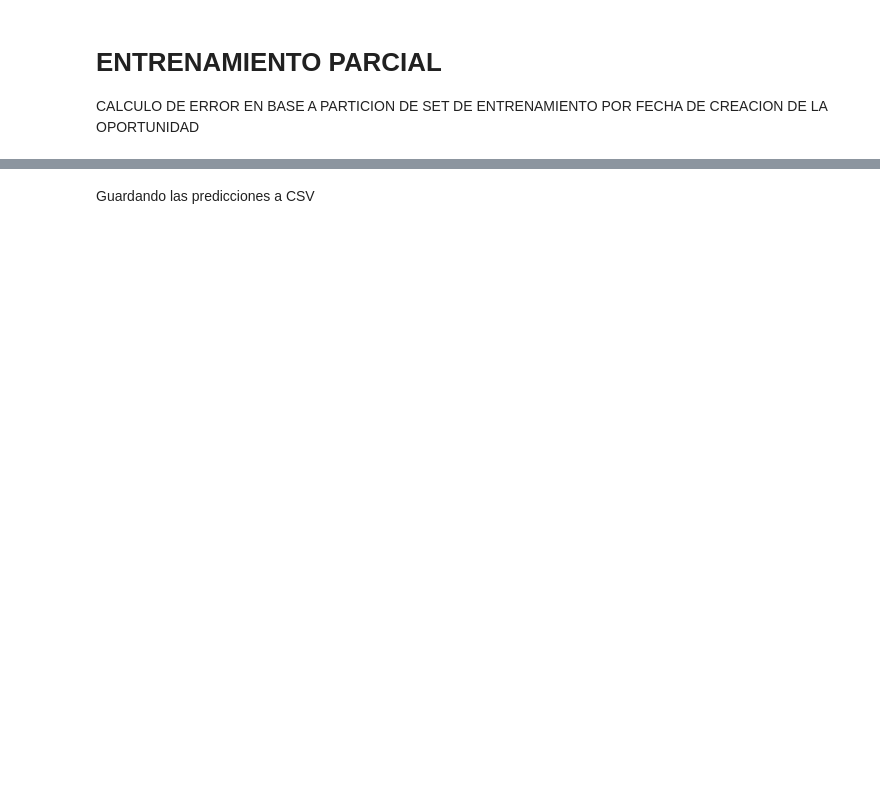
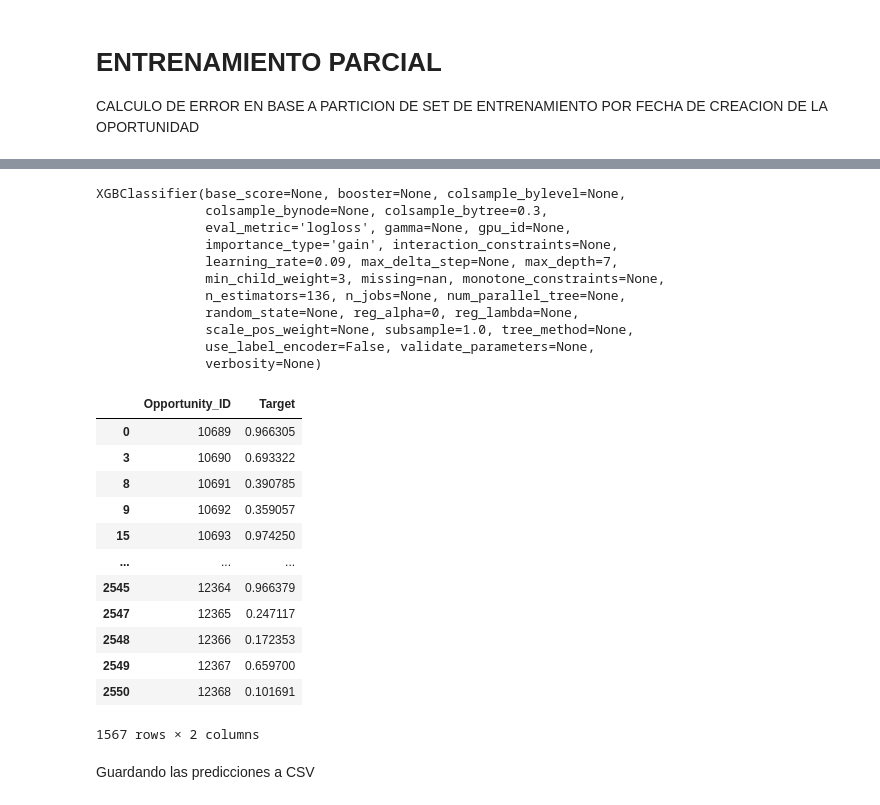
Before and after one commit to fede-alt/datos_2c2020_tp2-1, a Jupyter notebook: models/XGB-BinaryClassifier.ipynb, the cells around one changed output, grey strips where cells are left out. Cells and saved outputs as stored; diff of their text form; code cells hidden in the pictures; blank space fills up the shorter version.

```diff
--- a/models/XGB-BinaryClassifier.ipynb
+++ b/models/XGB-BinaryClassifier.ipynb
@@ -48,7 +49,7 @@ features.remove("Delivery_Year")
 # features.remove("Week_Day")
 
 #CONSIDERO REMOVIBLES
-features.remove("created_blocknum")   #FECHA!!
+# features.remove("created_blocknum")   #FECHA!!
 features.remove("late_delivery_blocknum")
 features.remove("early_delivery_blocknum")
 features.remove("last_modified_blocknum")
@@ -444,18 +427,47 @@ Best learning_rate: 0.1, LogLoss: 0.2983291603386035
 # %%
-beta_xgb_clf = xgb.XGBClassifier(objective ='binary:logistic', eval_metric='logloss', use_label_encoder=False,
-                    subsample = 1.0,
-                    colsample_bytree = 0.3,
-                    learning_rate = 0.1,
-                    max_depth = 4,
-                    n_estimators = rounds,
-                    reg_alpha=0,
-                    min_child_weight = 3)
+beta_xgb_clf = xgb.XGBClassifier(objective ='binary:logistic',
+                                eval_metric='logloss',
+                                use_label_encoder=False,
+                                colsample_bytree = beta_params['colsample_bytree'],
+                                subsample = beta_params['subsample'],
+                                learning_rate = beta_params['learning_rate'],
+                                max_depth = int(beta_params['max_depth']),
+                                n_estimators = beta_params['n_estimators'],
+                                reg_alpha=beta_params['alpha'],
+                                min_child_weight = beta_params['min_child_weight'])
+print(beta_xgb_clf)
 beta_xgb_clf.fit(X_train,y_train)
 beta_preds = [pred[1] for pred in beta_xgb_clf.predict_proba(X_test)]
 beta_pred_df = pd.DataFrame(X_test_Opp)
 beta_pred_df["Target"] = beta_preds
 beta_pred_df = beta_pred_df.drop_duplicates("Opportunity_ID")
 beta_pred_df.to_csv("../submits/xgb-clf-tunned-beta.csv", index=False)
+display(beta_pred_df)
+# %% [output]
+XGBClassifier(base_score=None, booster=None, colsample_bylevel=None,
+              colsample_bynode=None, colsample_bytree=0.3,
+              eval_metric='logloss', gamma=None, gpu_id=None,
+              importance_type='gain', interaction_constraints=None,
+              learning_rate=0.09, max_delta_step=None, max_depth=7,
+              min_child_weight=3, missing=nan, monotone_constraints=None,
+              n_estimators=136, n_jobs=None, num_parallel_tree=None,
+              random_state=None, reg_alpha=0, reg_lambda=None,
+              scale_pos_weight=None, subsample=1.0, tree_method=None,
+              use_label_encoder=False, validate_parameters=None,
+              verbosity=None)
+|  | Opportunity_ID | Target |
+| 0 | 10689 | 0.966305 |
+| 3 | 10690 | 0.693322 |
+| 8 | 10691 | 0.390785 |
+| 9 | 10692 | 0.359057 |
+| 15 | 10693 | 0.974250 |
+| ... | ... | ... |
+| 2545 | 12364 | 0.966379 |
+| 2547 | 12365 | 0.247117 |
+| 2548 | 12366 | 0.172353 |
+| 2549 | 12367 | 0.659700 |
+| 2550 | 12368 | 0.101691 |
+1567 rows × 2 columns
 # %% [markdown]
 Guardando las predicciones a CSV
 # %%
```
Also changed, not shown: parts of 19 cells of this notebook, 3 other files.
